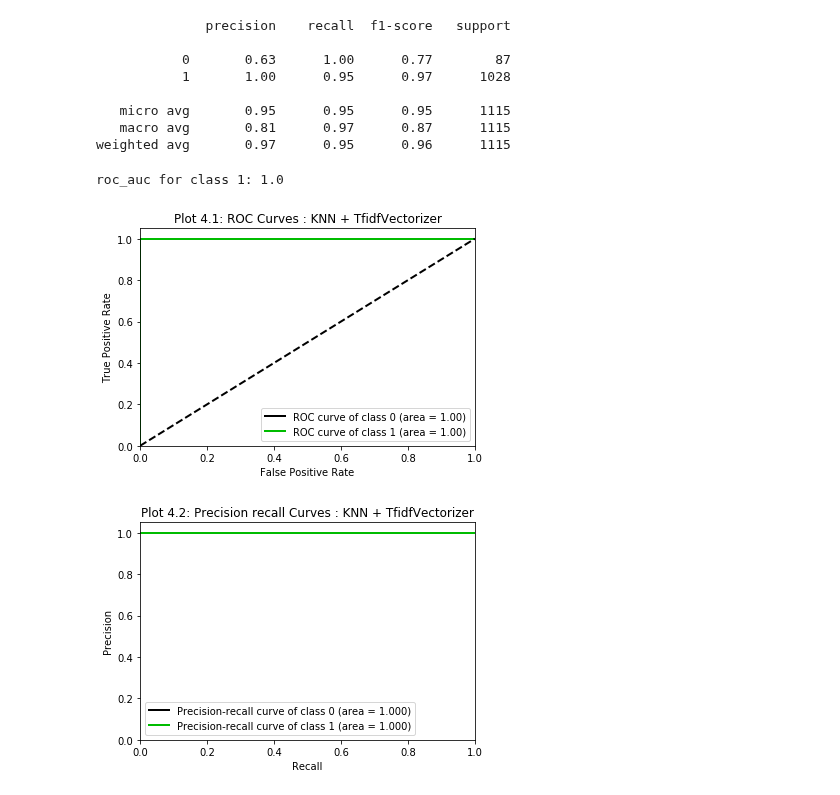
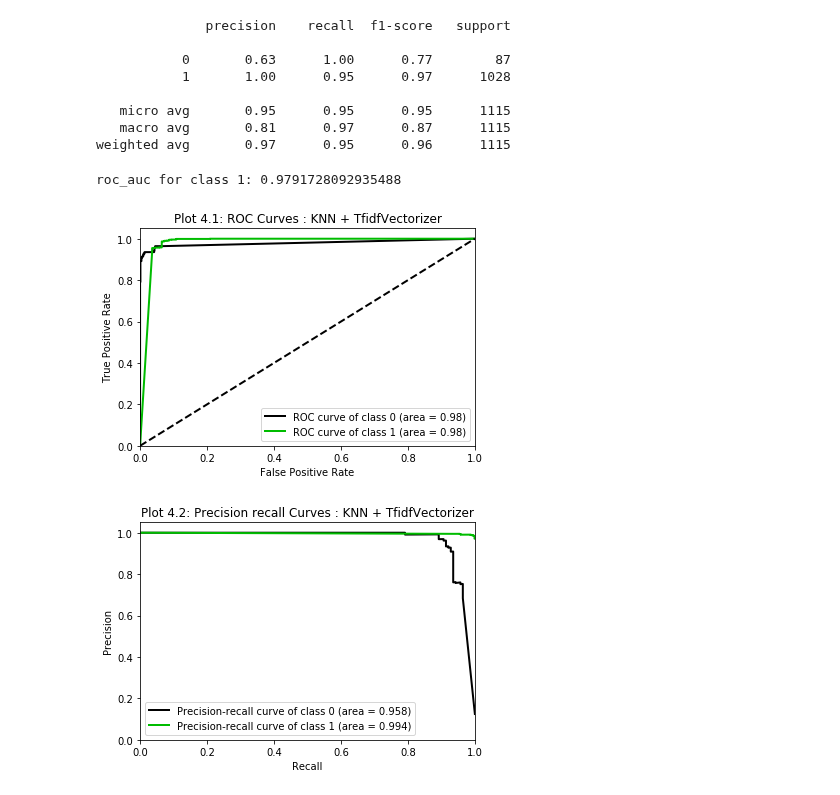
Before and after one commit to ECS171-Project/Final-project, a Jupyter notebook: SVC and KNN.ipynb, the cells around one changed output. Saved outputs shown, nothing was run; the diff lists cells and outputs as text; code cells hidden in the pictures.

```diff
--- a/SVC and KNN.ipynb
+++ b/SVC and KNN.ipynb
@@ -368,10 +368,10 @@ M2 = KNeighborsClassifier(n_neighbors = 5, weights = 'distance')
 M3 = SVC(C = 2, kernel = 'linear',probability=True)
 M4 = KNeighborsClassifier(n_neighbors = 15, weights = 'distance')
 # %%
-def plot_roc(model,y_pred, plot_title, x_tr, y_tr, x_te):
+def plot_roc(model,plot_title, x_tr, y_tr, x_te,y_te):
     probas_= model.fit(x_tr, y_tr).predict_proba(x_te)
-    print("roc_auc for class 1:", metrics.roc_auc_score(y_pred,probas_[:,1]))
-    scikitplot.metrics.plot_roc(y_pred, probas_,
+    print("roc_auc for class 1:", metrics.roc_auc_score(y_te,probas_[:,1]))
+    scikitplot.metrics.plot_roc(y_te, probas_,
                             title = plot_title,
                             plot_micro = False, plot_macro = False)
     plt.show()
@@ -451,7 +451,7 @@ plot_precision(M2,pre2, "Plot 2.2: Precision recall Curves : KNN + CountVectoriz
 # %% [markdown]
 #### model = M3, TfidfVectorizer(), SVC is linear with c = 2
 # %%
-M3.fit(X_tr2, y_tr2)
+M3 = M3.fit(X_tr2, y_tr2)
 pre3 = M3.predict(X_te2)
 pd.DataFrame(confusion_matrix(pre3, y_te2),\
              index = ['Predict spam', 'Predict ham'], \
@@ -483,7 +483,7 @@ plot_precision(M3,pre3, "Plot 3.2: Precison recall Curves : SVM + TfidfVectorize
 # %% [markdown]
 #### model = M4, TfidfVectorizer(), KNN is distance with n = 15
 # %%
-M4.fit(X_tr2, y_tr2)
+M4 = M4.fit(X_tr2, y_tr2)
 pre4 = M4.predict(X_te2)
 pd.DataFrame(confusion_matrix(pre4, y_te2),\
              index = ['Predict spam', 'Predict ham'], \
@@ -504,11 +504,11 @@ print(classification_report(pre4, y_te2))
    macro avg       0.81      0.97      0.87      1115
 weighted avg       0.97      0.95      0.96      1115
 # %%
-plot_roc(M4,pre4, "Plot 4.1: ROC Curves : KNN + TfidfVectorizer",X_tr2,y_tr2, X_te2)
+plot_roc(M4,"Plot 4.1: ROC Curves : KNN + TfidfVectorizer",X_tr2,y_tr2, X_te2, y_te2)
 # %% [output]
-roc_auc for class 1: 1.0
+roc_auc for class 1: 0.9791728092935488
-[figure, old version]
+[figure, new version]
 # %%
-plot_precision(M4,pre4, "Plot 4.2: Precision recall Curves : KNN + TfidfVectorizer",X_tr2,y_tr2, X_te2)
+plot_precision(M4, "Plot 4.2: Precision recall Curves : KNN + TfidfVectorizer",X_tr2,y_tr2, X_te2, y_te2)
 # %% [output]
-[figure, old version]
+[figure, new version]
```
Also changed, not shown: parts of 11 cells of this notebook, 2 other files.
